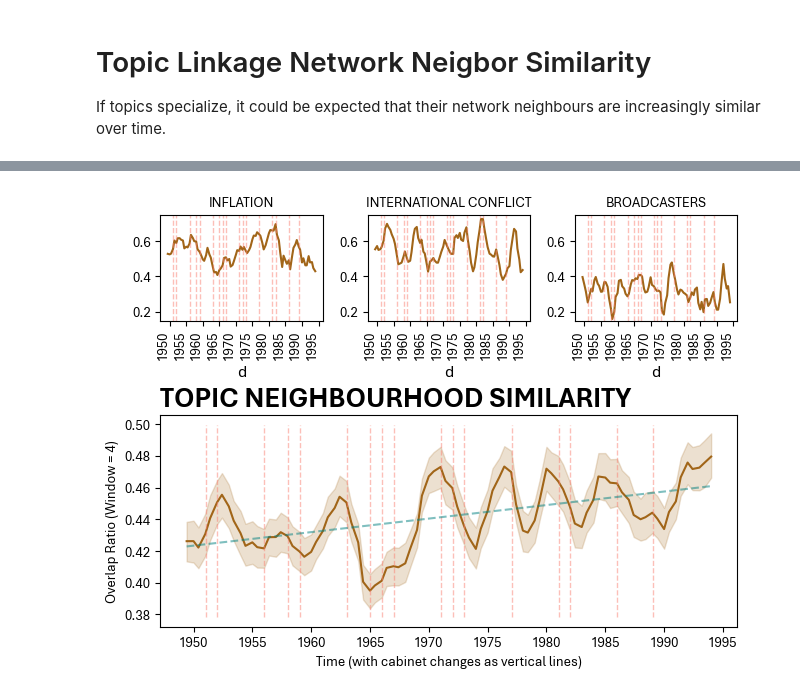
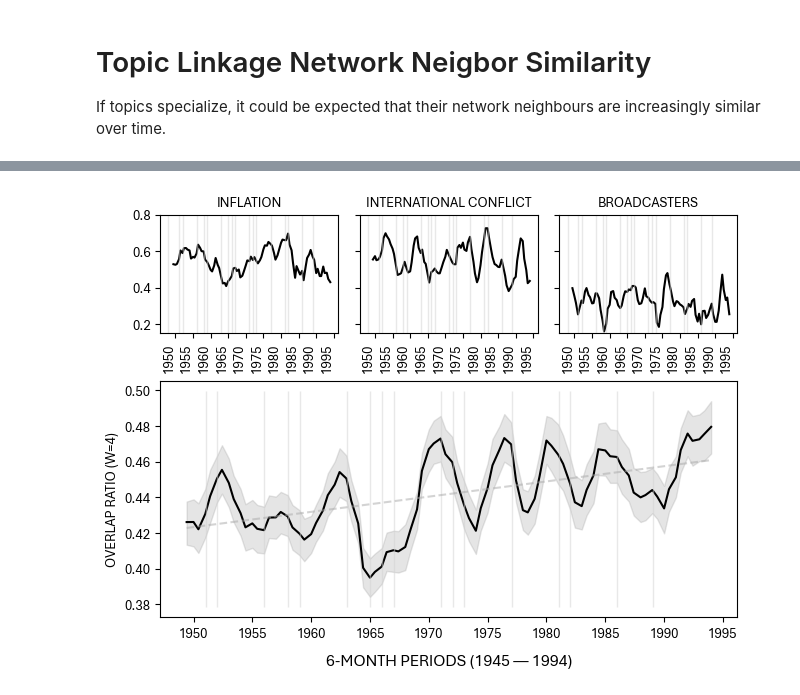
Before and after one commit to rubenros1795/linkage, a Jupyter notebook: 003_neigbour-stability.ipynb, the cells around one changed output, grey strips where cells are left out. Saved outputs shown, nothing was run; the diff lists cells and outputs as text; code cells hidden in the pictures.

```diff
--- a/003_neigbour-stability.ipynb
+++ b/003_neigbour-stability.ipynb
@@ -75,35 +79,34 @@ rrdm = rrd.groupby('d').lbv.mean().reset_index()
 # %%
 from helpers.visuals import add_cabinet_periods
 
 fig = plt.figure(layout="constrained")
 
 gs = GridSpec(3, 9, figure=fig)
 ax1 = fig.add_subplot(gs[1:, :])
 
 ax2 = fig.add_subplot(gs[0, 0:3])
-ax3 = fig.add_subplot(gs[0, 3:6])
-ax4 = fig.add_subplot(gs[0, 6:9])
+ax3 = fig.add_subplot(gs[0, 3:6],sharey=ax2)
+ax4 = fig.add_subplot(gs[0, 6:9],sharey=ax2)
 
-rrd[rrd.t == 'inflation'].plot(x='d',y='lbv',ax=ax2,legend=False,title='INFLATION',ylim=(.15,.75))
-rrd[rrd.t == 'international conflict'].plot(x='d',y='lbv',ax=ax3,legend=False,title='INTERNATIONAL CONFLICT',ylim=(.15,.75))
-rrd[rrd.t == 'broadcasters'].plot(x='d',y='lbv',ax=ax4,legend=False,title='BROADCASTERS',ylim=(.15,.75))
-add_cabinet_periods(ax2,min_time=1950,max_time=1994,text=False)
-add_cabinet_periods(ax3,min_time=1950,max_time=1994,text=False)
-add_cabinet_periods(ax4,min_time=1950,max_time=1994,text=False)
+rrd[rrd.t == 'inflation'].plot(x='d',y='lbv',ax=ax2,legend=False,title='INFLATION',ylim=(.15,.8),xlabel='',color='black')
+rrd[rrd.t == 'international conflict'].plot(x='d',y='lbv',ax=ax3,legend=False,title='INTERNATIONAL CONFLICT',ylim=(.15,.8),xlabel='',color='black')
+rrd[rrd.t == 'broadcasters'].plot(x='d',y='lbv',ax=ax4,legend=False,title='BROADCASTERS',ylim=(.15,.8),xlabel='',color='black')
+add_cabinet_periods(ax2,min_time=1948,max_time=1994,text=False,color='lightgrey',linestyle='-')
+add_cabinet_periods(ax3,min_time=1948,max_time=1994,text=False,color='lightgrey',linestyle='-')
+add_cabinet_periods(ax4,min_time=1948,max_time=1994,text=False,color='lightgrey',linestyle='-')
 
-sns.lineplot(data=rrd,x='d',y='lbv',ax=ax1)
-add_cabinet_periods(ax1,min_time=1950,max_time=1994,text=False)
-plot_trend(rrd.d,rrd.lbv,ax=ax1,color='teal',alpha=.5,ls='--')
-
+sns.lineplot(data=rrd,x='d',y='lbv',ax=ax1,color='black')
+ax1.get_children()[1].set_color('grey')
+add_cabinet_periods(ax1,min_time=1950,max_time=1994,text=False,color='lightgrey',linestyle='-')
+plot_trend(rrd.d,rrd.lbv,ax=ax1,color='darkgrey',alpha=.5,ls='--')
+ax1.set_xlabel('6-MONTH PERIODS (1945 — 1994)',labelpad=10)
 
 ax2.xaxis.set_tick_params(rotation=90)
 ax3.xaxis.set_tick_params(rotation=90)
 ax4.xaxis.set_tick_params(rotation=90)
 
-ax1.set_title('TOPIC NEIGHBOURHOOD SIMILARITY',fontweight='bold',fontsize=20,loc='left')
-ax1.set_ylabel('Overlap Ratio (Window = 4)',fontsize=10)
-ax1.set_xlabel('Time (with cabinet changes as vertical lines)',fontsize=10)
+ax1.set_ylabel('Overlap Ratio (W=4)'.upper(),fontsize=10)
 plt.savefig('figs/nbh-similarity.png',dpi=400)
 plt.show()
 # %% [output]
-[figure, old version]
+[figure, new version]
```
Also changed, not shown: parts of 4 cells of this notebook, 6 other files.
